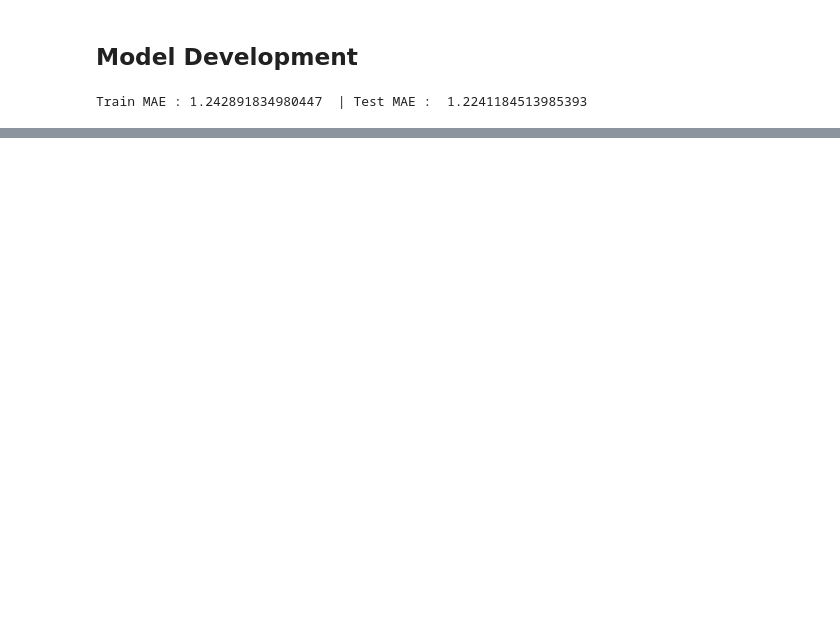
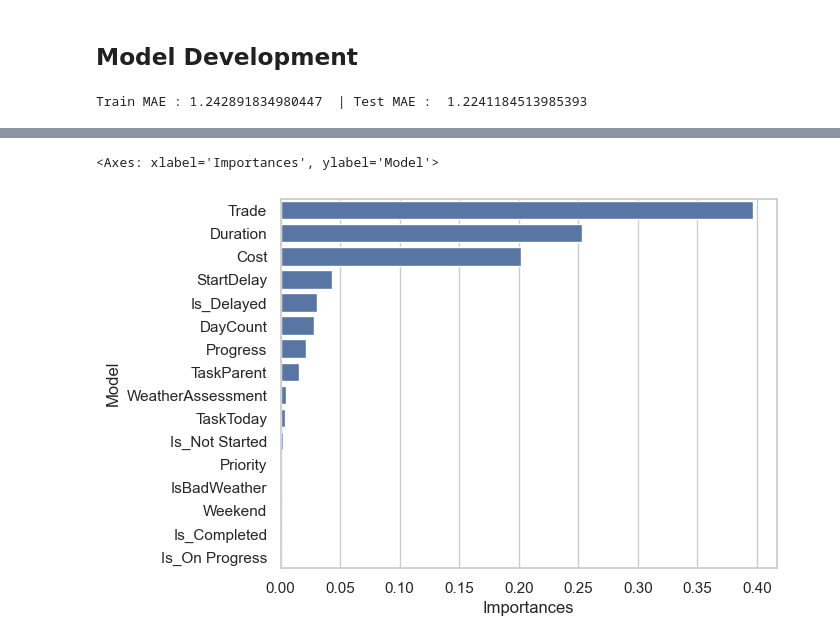
Before and after one commit to radicu/method, a Jupyter notebook: task_model.ipynb, the cells around one changed output, grey strips where cells are left out. Saved outputs shown, nothing was run; the diff lists cells and outputs as text; code cells hidden in the pictures; blank space fills up the shorter version.

```diff
--- a/task_model.ipynb
+++ b/task_model.ipynb
@@ -260,3 +276,12 @@ sns.barplot(y=X_train.columns, x=model.feature_importances_, orient='h')
+# %%
+df = pd.DataFrame(model.feature_importances_, columns=['Importances'])
+df.index = X_train.columns
+df = df.sort_values(by='Importances',ascending=False).reset_index(names='Model')
+
+sns.barplot(data=df, y='Model', x='Importances', orient='h')
+# %% [output]
+<Axes: xlabel='Importances', ylabel='Model'>
+[figure, added]
 # %%
 explainer = shap.Explainer(model, X_train)
 shap_values = explainer(X_train)
```
Also changed, not shown: parts of 8 cells of this notebook, 12 other files.
